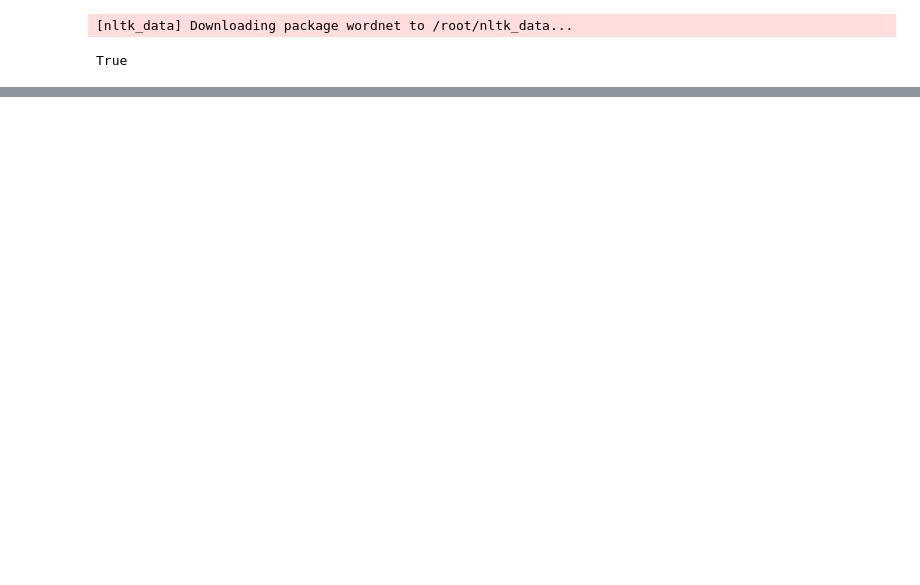
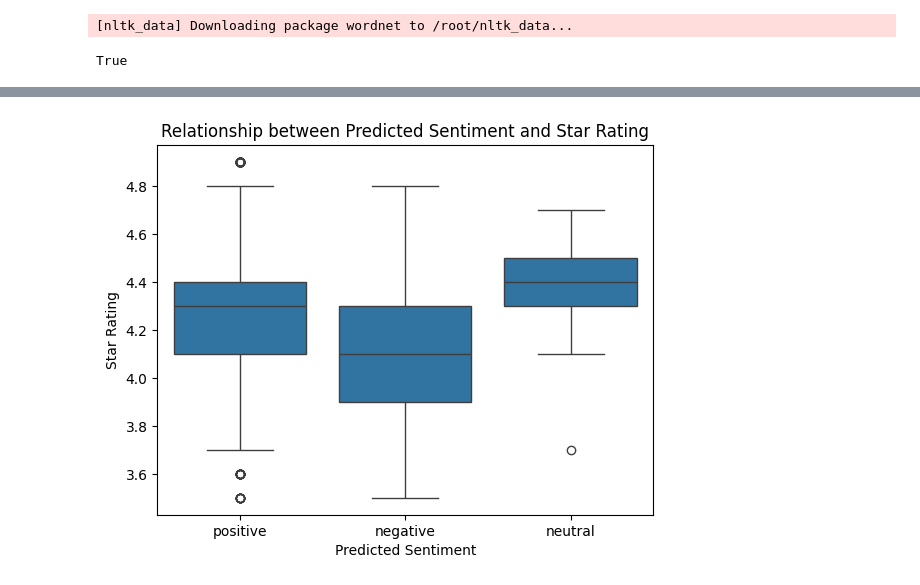
Before and after one commit to ToriStoner/DS4002, a Jupyter notebook: DS4002_Project1.ipynb, the cells around one changed output, grey strips where cells are left out. Drawn from its saved outputs; the diff is of its cells as text; code cells hidden in the pictures; blank space fills up the shorter version.

Commit message:
Starting trying to make graphs- length of review and predicted sentiment

```diff
--- a/DS4002_Project1.ipynb
+++ b/DS4002_Project1.ipynb
@@ -35,0 +169,19 @@ df.head(10)
+# %%
+#source:  https://hex.tech/use-cases/sentiment-analysis/vader-sentiment-analysis/#:~:text=In%20identifying%20the%20sentiment%20of,sentiment%20score%20of%20the%20text.
+
+VaderModel = SentimentIntensityAnalyzer()
+def extract_score(text):
+    score = VaderModel.polarity_scores(text)
+    compound = score['compound']
+
+    sentiment = 'neutral'
+    if(compound >= 0.05):
+        sentiment = "positive" #Fixed indentation
+
+    elif(compound <= -0.05):
+        sentiment = "negative" #Fixed indentation
+
+    return sentiment
+# %%
+df.dropna(inplace = True)
+df.isnull().sum()
@@ -35,0 +201,12 @@ df.head(10)
+# %%
+df["predicted_sentiment"] = df["Comment"].apply(extract_score) # extract score was defined in a cell above (hidden in the published app)
+
+df.head(11)
+
+sns.boxplot(data = df, x = "predicted_sentiment", y = "StarRating")
+plt.xlabel("Predicted Sentiment")
+plt.ylabel("Star Rating")
+plt.title("Relationship between Predicted Sentiment and Star Rating")
+plt.show()
+# %% [output]
+[figure, added]
```
Also changed, not shown: parts of 15 cells of this notebook.
